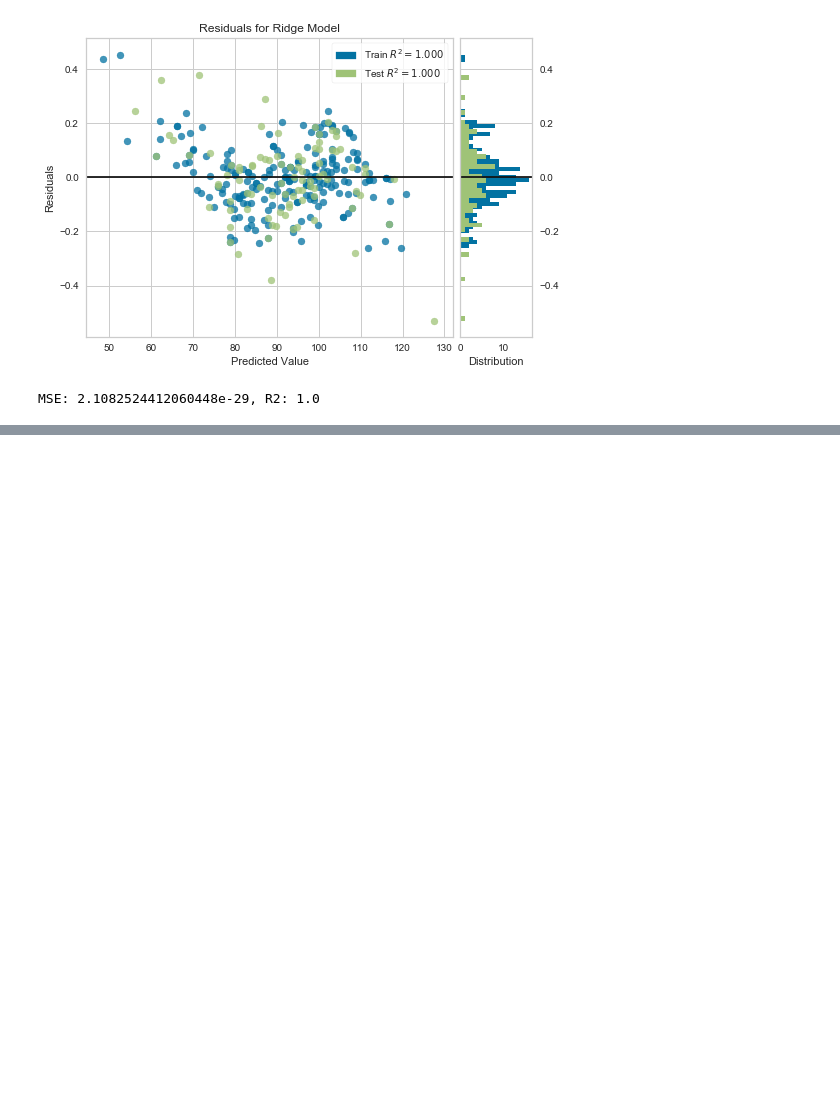
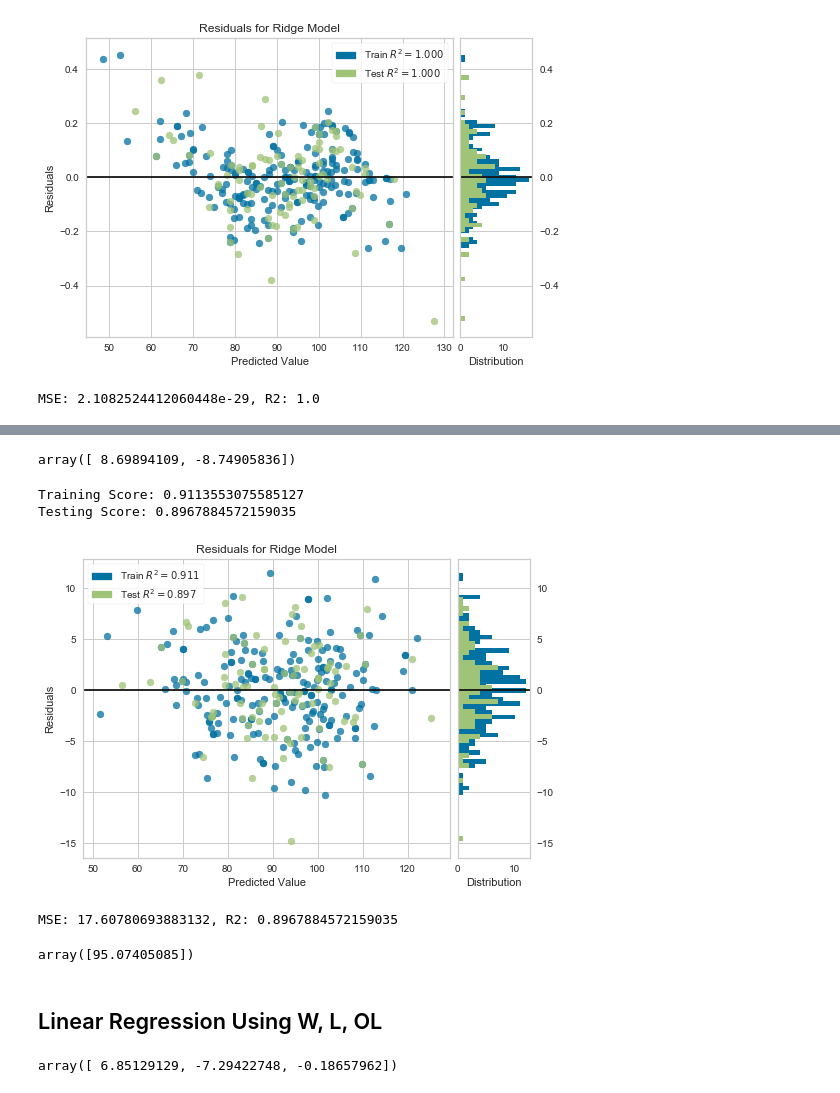
Before and after one commit to knwright/Hard_Refresh, a Jupyter notebook: NHL_Season_ML.ipynb, the cells around one changed output, grey strips where cells are left out. Saved outputs shown, nothing was run; the diff lists cells and outputs as text; code cells hidden in the pictures; blank space fills up the shorter version.

Commit message:
model training

```diff
--- a/NHL_Season_ML.ipynb
+++ b/NHL_Season_ML.ipynb
@@ -353,0 +374,68 @@ array([93.27775849])
+# %%
+# Use train_test_split to create training and testing data
+
+from sklearn.model_selection import train_test_split
+
+X_train, X_test, y_train, y_test = train_test_split(X, y, test_size=0.3, random_state=42)
+# %%
+# Applying standard scaling to get optimized result
+
+sc = StandardScaler()
+X_train = sc.fit_transform(X_train)
+X_test = sc.transform(X_test)
+# %%
+# Create the model using LinearRegression
+model = LinearRegression()
+# %%
+# Fit the model to the training data and calculate the scores for the training and testing data
+
+model.fit(X_train, y_train)
+pred_lrm = model.predict(X_test)
+# %%
+# Determining the features that effect the model the most
+model.coef_
+# %% [output]
+array([ 8.69894109, -8.74905836])
+# %%
+training_score = model.score(X_train, y_train)
+testing_score = model.score(X_test, y_test)
+
+print(f"Training Score: {training_score}")
+print(f"Testing Score: {testing_score}")
+# %% [output]
+Training Score: 0.9113553075585127
+Testing Score: 0.8967884572159035
+# %%
+ # Plot the Residuals for Ridge Model
+from sklearn.linear_model import Ridge
+from yellowbrick.regressor import ResidualsPlot
+
+# Instantiate the linear model and visualizer
+ridge = Ridge()
+visualizer = ResidualsPlot(ridge)
+
+visualizer.fit(X_train, y_train)
+visualizer.score(X_test, y_test)
+visualizer.poof()
+# %% [output]
+[figure, added]
+# %%
+from sklearn.metrics import mean_squared_error
+
+predictions = model.predict(X_test)
+MSE = mean_squared_error(y_test, predictions)
+r2 = model.score(X_test, y_test)
+
+print(f"MSE: {MSE}, R2: {r2}")
+# %% [output]
+MSE: 17.60780693883132, R2: 0.8967884572159035
+# %%
+# Predict the 2016 Wild Score
+X_wild = [[213,204]]
+X_wild = sc.transform(X_wild)
+y_wild = model.predict(X_wild)
+y_wild
+# %% [output]
+array([95.07405085])
+# %% [markdown]
+## Linear Regression Using W, L, OL
@@ -353,0 +467,5 @@ array([93.27775849])
+# %%
+# Determining the features that effect the model the most
+model.coef_
+# %% [output]
+array([ 6.85129129, -7.29422748, -0.18657962])
```
Also changed, not shown: parts of 19 cells of this notebook.
